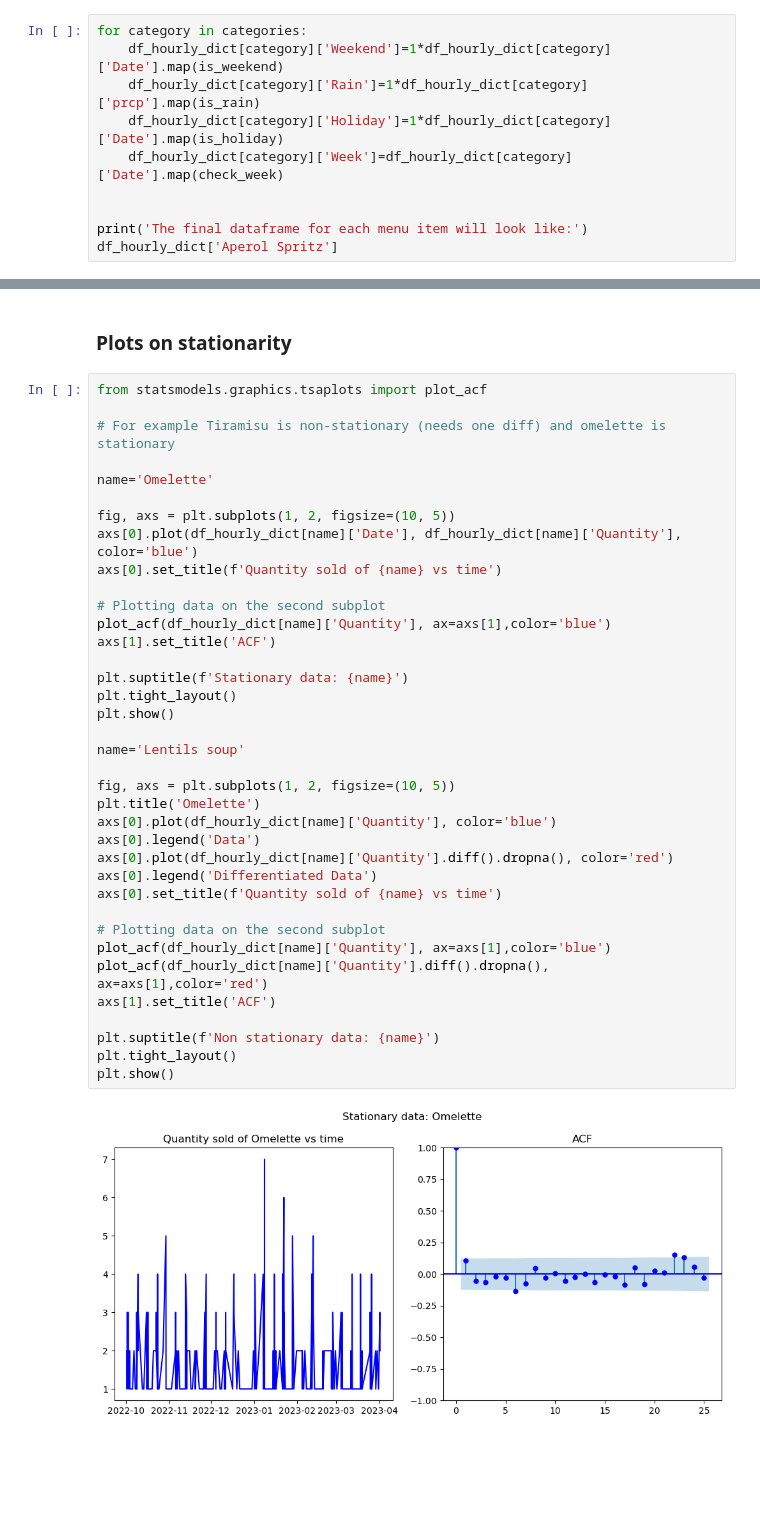
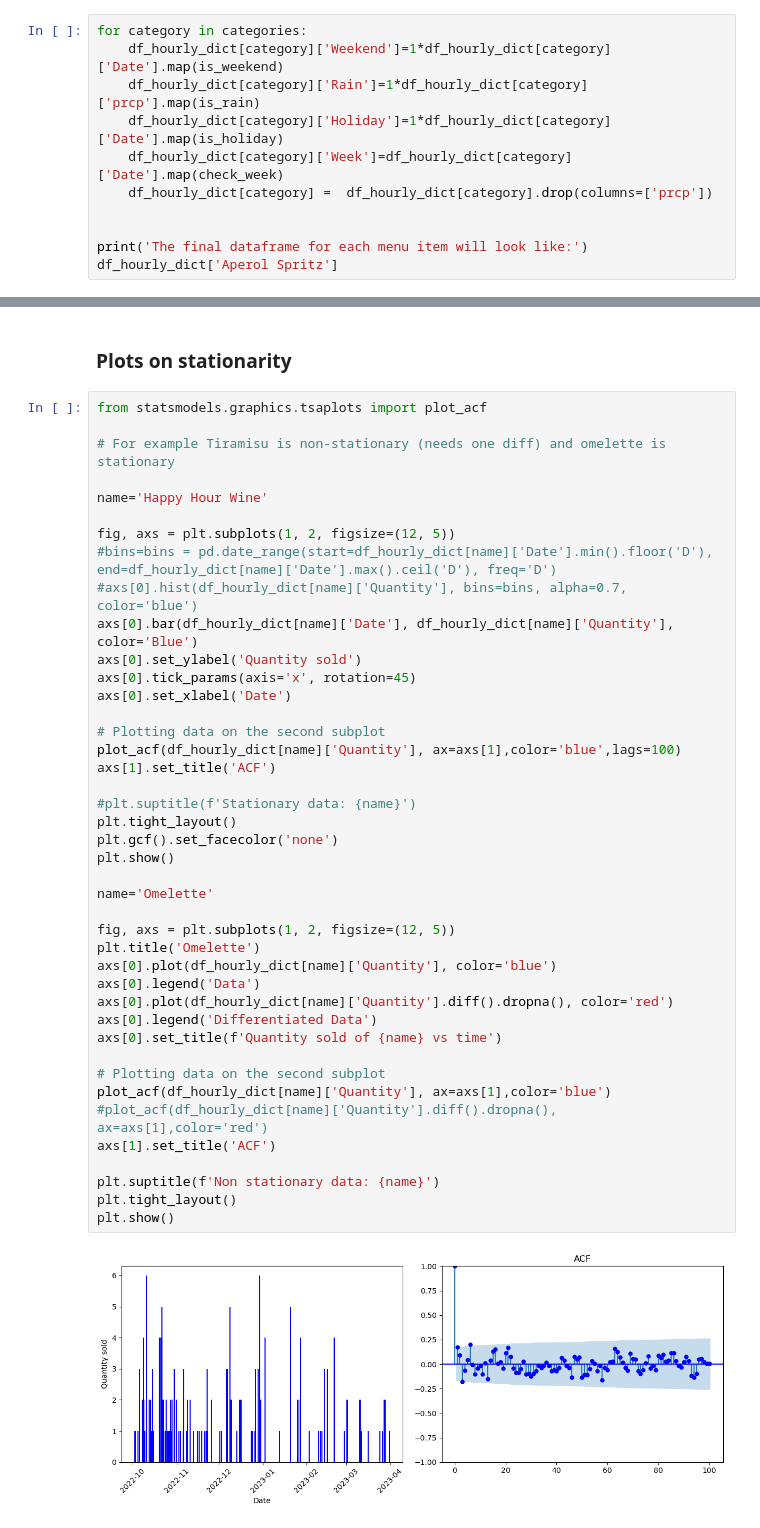
Before and after one commit to evaristo-va/restaurants-project, a Jupyter notebook: Final-project-restaurants_new.ipynb, the cells around one changed output, grey strips where cells are left out. Drawn from its saved outputs; the diff is of its cells as text; blank space fills up the shorter version.

```diff
--- a/Final-project-restaurants_new.ipynb
+++ b/Final-project-restaurants_new.ipynb
@@ -173,6 +194,7 @@ for category in categories:
     df_hourly_dict[category]['Rain']=1*df_hourly_dict[category]['prcp'].map(is_rain)
     df_hourly_dict[category]['Holiday']=1*df_hourly_dict[category]['Date'].map(is_holiday)
     df_hourly_dict[category]['Week']=df_hourly_dict[category]['Date'].map(check_week)
+    df_hourly_dict[category] =  df_hourly_dict[category].drop(columns=['prcp'])
 
 
 print('The final dataframe for each menu item will look like:')
@@ -440,39 +1014,44 @@ d['Lentils soup']
 # %%
 from statsmodels.graphics.tsaplots import plot_acf
 
 # For example Tiramisu is non-stationary (needs one diff) and omelette is stationary
 
+name='Happy Hour Wine'
+
+fig, axs = plt.subplots(1, 2, figsize=(12, 5))
+#bins=bins = pd.date_range(start=df_hourly_dict[name]['Date'].min().floor('D'), end=df_hourly_dict[name]['Date'].max().ceil('D'), freq='D')
+#axs[0].hist(df_hourly_dict[name]['Quantity'], bins=bins, alpha=0.7, color='blue')
+axs[0].bar(df_hourly_dict[name]['Date'], df_hourly_dict[name]['Quantity'], color='Blue')
+axs[0].set_ylabel('Quantity sold')
+axs[0].tick_params(axis='x', rotation=45)
+axs[0].set_xlabel('Date')
+
+# Plotting data on the second subplot
+plot_acf(df_hourly_dict[name]['Quantity'], ax=axs[1],color='blue',lags=100)
+axs[1].set_title('ACF')
+
+#plt.suptitle(f'Stationary data: {name}')
+plt.tight_layout()
+plt.gcf().set_facecolor('none')
+plt.show()
+
 name='Omelette'
 
-fig, axs = plt.subplots(1, 2, figsize=(10, 5))
-axs[0].plot(df_hourly_dict[name]['Date'], df_hourly_dict[name]['Quantity'], color='blue')
-axs[0].set_title(f'Quantity sold of {name} vs time')
-
-# Plotting data on the second subplot
-plot_acf(df_hourly_dict[name]['Quantity'], ax=axs[1],color='blue')
-axs[1].set_title('ACF')
-
-plt.suptitle(f'Stationary data: {name}')
-plt.tight_layout()
-plt.show()
-
-name='Lentils soup'
-
-fig, axs = plt.subplots(1, 2, figsize=(10, 5))
+fig, axs = plt.subplots(1, 2, figsize=(12, 5))
 plt.title('Omelette')
 axs[0].plot(df_hourly_dict[name]['Quantity'], color='blue')
 axs[0].legend('Data')
 axs[0].plot(df_hourly_dict[name]['Quantity'].diff().dropna(), color='red')
 axs[0].legend('Differentiated Data')
 axs[0].set_title(f'Quantity sold of {name} vs time')
 
 # Plotting data on the second subplot
 plot_acf(df_hourly_dict[name]['Quantity'], ax=axs[1],color='blue')
-plot_acf(df_hourly_dict[name]['Quantity'].diff().dropna(), ax=axs[1],color='red')
+#plot_acf(df_hourly_dict[name]['Quantity'].diff().dropna(), ax=axs[1],color='red')
 axs[1].set_title('ACF')
 
 plt.suptitle(f'Non stationary data: {name}')
 plt.tight_layout()
 plt.show()
 # %% [output]
-[figure, old version]
+[figure, new version]
```
Also changed, not shown: parts of 41 cells of this notebook.
